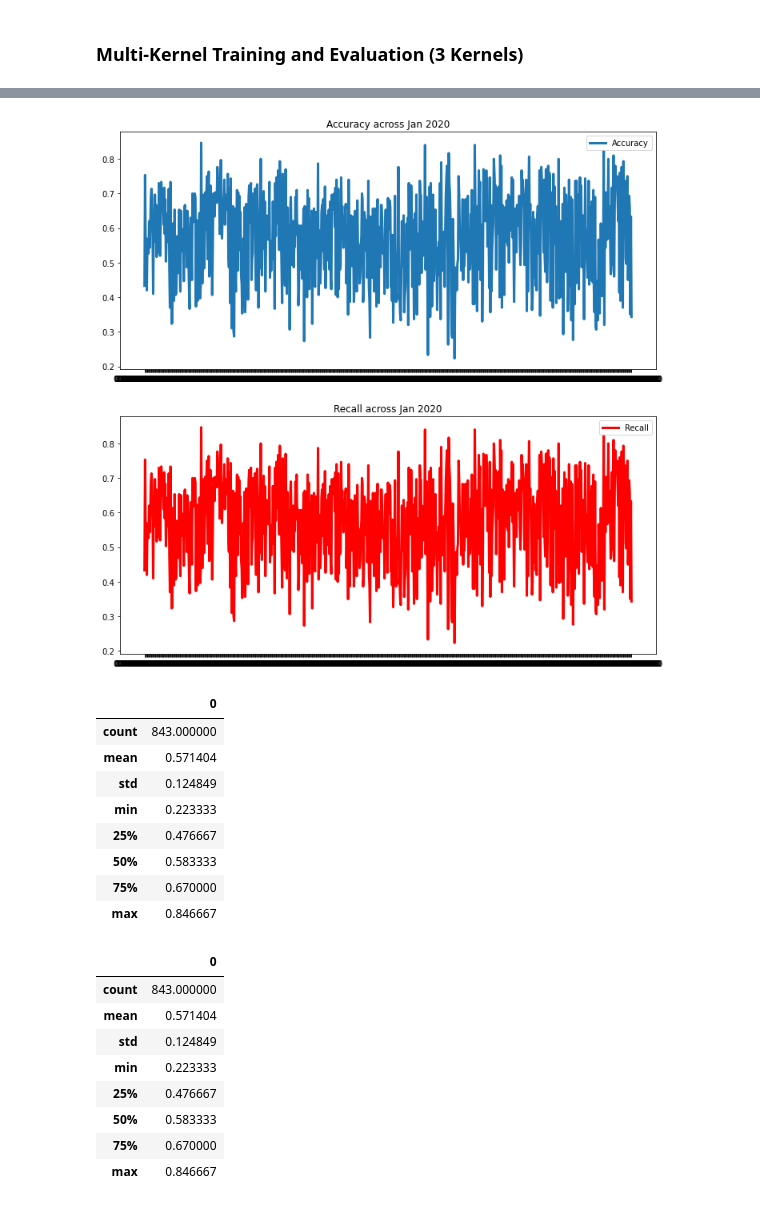
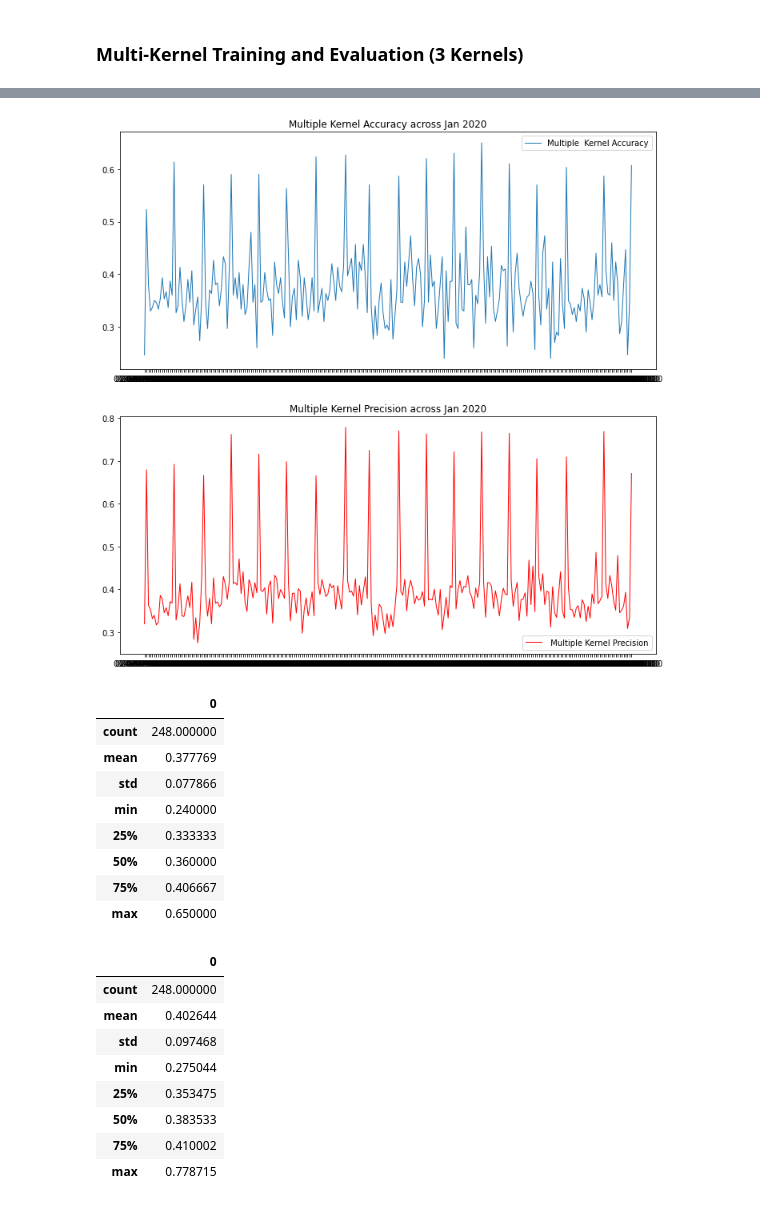
Before and after one commit to jasonbohne123/Kernel_Learning, a Jupyter notebook: LOB_Analysis/mkl_lob.ipynb, the cells around one changed output, grey strips where cells are left out. Cells and saved outputs as stored; diff of their text form; code cells hidden in the pictures.

```diff
--- a/LOB_Analysis/mkl_lob.ipynb
+++ b/LOB_Analysis/mkl_lob.ipynb
@@ -158,7 +215,7 @@ start='2020-01-01'
 end='2020-01-30'
 
 kernel_type='gaussian'
-order=5
+order=3
 batch_size=300
 
 
@@ -184,39 +241,39 @@ Batch  8700 Last Interval 2020-01-21 13:46:05 complete with weights  [0.48050195
 # %%
 fig,axis=plt.subplots(2,1,figsize=(12,12))
-axis[0].plot(list(all_accuracy.keys()),list(all_accuracy.values()),lw=3,label='Multiple  Kernel Accuracy')
+axis[0].plot(list(all_accuracy.keys()),list(all_accuracy.values()),lw=1,label='Multiple  Kernel Accuracy')
 axis[0].set_title('Multiple Kernel Accuracy across Jan 2020')
-axis[1].plot(list(all_precision.keys()),list(all_precision.values()),lw=3,label=' Multiple Kernel Precision',color='red')
+axis[1].plot(list(all_precision.keys()),list(all_precision.values()),lw=1,label=' Multiple Kernel Precision',color='red')
 axis[1].set_title('Multiple Kernel Precision across Jan 2020')
 axis[0].legend()
 axis[1].legend()
 xfmt = DateFormatter('%d-%m-%y %H:%M')
 axis[0].xaxis.set_major_formatter(xfmt)
 axis[1].xaxis.set_major_formatter(xfmt)
 # %% [output]
-[figure, old version]
+[figure, new version]
 # %%
 accuracy_df=pd.DataFrame.from_dict(all_accuracy,orient='index')
 accuracy_df.describe()
 # %% [output]
 |  | 0 |
-| count | 843.000000 |
-| mean | 0.571404 |
-| std | 0.124849 |
-| min | 0.223333 |
-| 25% | 0.476667 |
-| 50% | 0.583333 |
-| 75% | 0.670000 |
-| max | 0.846667 |
+| count | 248.000000 |
+| mean | 0.377769 |
+| std | 0.077866 |
+| min | 0.240000 |
+| 25% | 0.333333 |
+| 50% | 0.360000 |
+| 75% | 0.406667 |
+| max | 0.650000 |
 # %%
 precision_df=pd.DataFrame.from_dict(all_precision,orient='index')
 precision_df.describe()
 # %% [output]
 |  | 0 |
-| count | 843.000000 |
-| mean | 0.571404 |
-| std | 0.124849 |
-| min | 0.223333 |
-| 25% | 0.476667 |
-| 50% | 0.583333 |
-| 75% | 0.670000 |
-| max | 0.846667 |
+| count | 248.000000 |
+| mean | 0.402644 |
+| std | 0.097468 |
+| min | 0.275044 |
+| 25% | 0.353475 |
+| 50% | 0.383533 |
+| 75% | 0.410002 |
+| max | 0.778715 |
```
Also changed, not shown: parts of 10 cells of this notebook, 23 other files.
